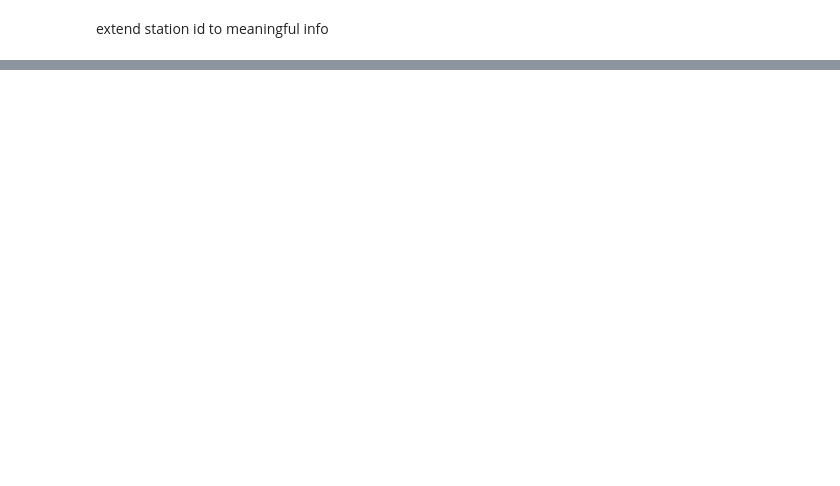
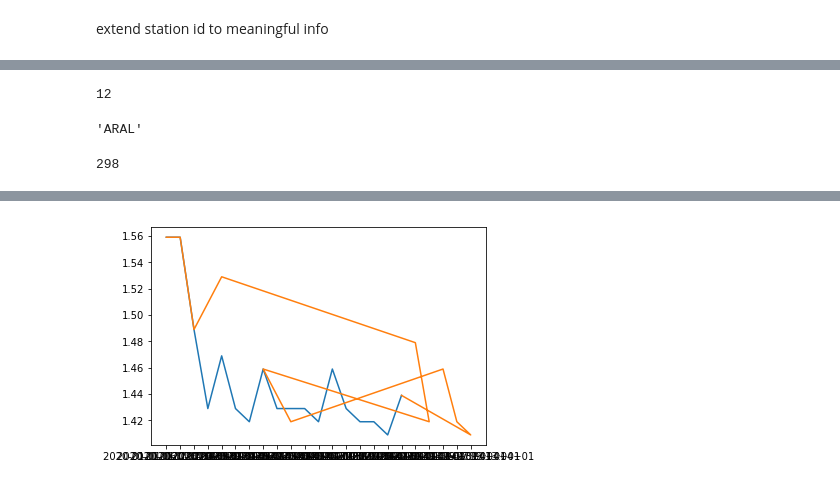
Before and after one commit to grevtsovkirill/GasAnalysis, a Jupyter notebook: GasAnalysis.ipynb, the cells around one changed output, grey strips where cells are left out. Cells and saved outputs as stored; diff of their text form; code cells hidden in the pictures; blank space fills up the shorter version.

```diff
--- a/GasAnalysis.ipynb
+++ b/GasAnalysis.ipynb
@@ -214,0 +158,27 @@ df.head()
+# %%
+len(df)
+# %% [output]
+12
+# %%
+df['station_name'].values[0]
+# %% [output]
+'ARAL'
+# %%
+len(selected_prices.station_uuid)
+# %% [output]
+298
+# %%
+for i in stations_on_route.uuid[2:4]:
+    print(i)
+# %%
+
+
+df = selected_prices.loc[selected_prices.station_uuid==i]
+df1 = df.sort_values('date', ascending=True)
+print(df1[:10])
+
+plt.plot(df1['date'], df1['e5'],label=df1['station_name'].values[0]+df1['station_address'].values[0])
+
+#plt.xticks(rotation='vertical')
+#plt.legend(loc="lower left")
+# %% [output]
@@ -214,0 +202 @@ df.head()
+[figure, added]
```
Also changed, not shown: parts of 23 cells of this notebook.
